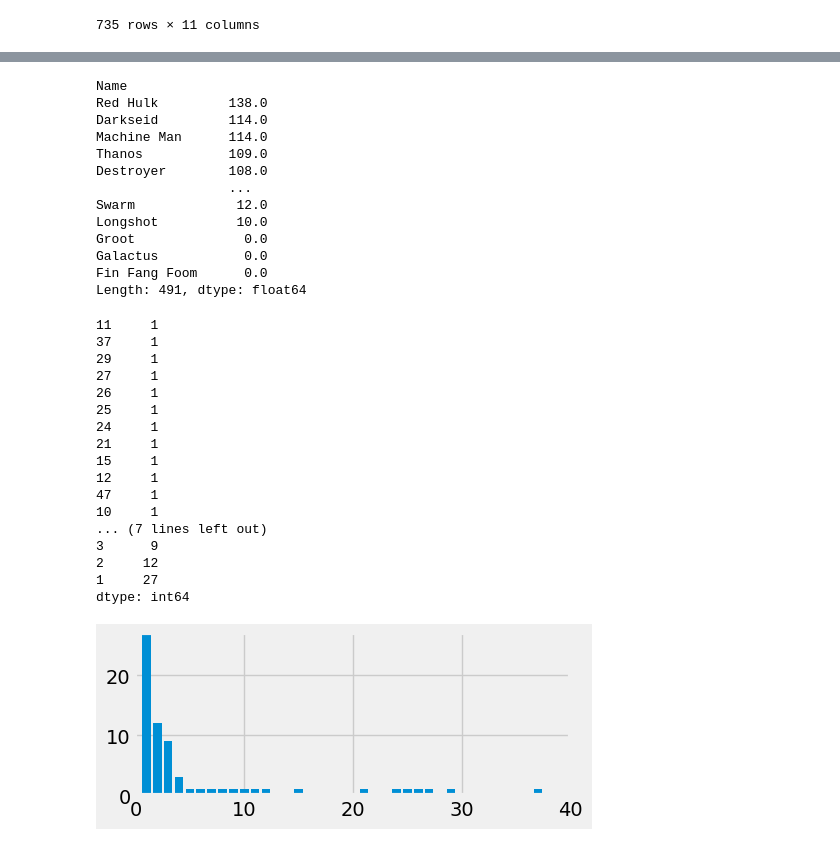
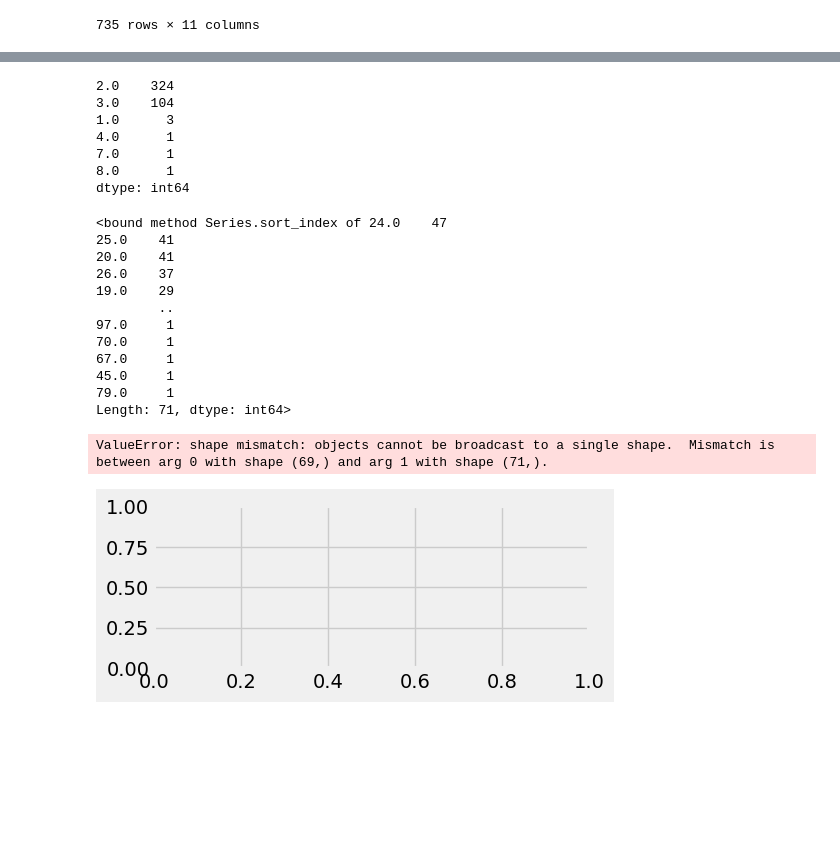
Before and after one commit to PippoZord/superhero-datascience, a Jupyter notebook: content/Esercitazioni/Anagrafica.ipynb, the cells around one changed output, grey strips where cells are left out. Drawn from its saved outputs; the diff is of its cells as text; code cells hidden in the pictures; blank space fills up the shorter version.

```diff
--- a/content/Esercitazioni/Anagrafica.ipynb
+++ b/content/Esercitazioni/Anagrafica.ipynb
@@ -420,8 +420,9 @@ heroes
 # %%
 height = heroes["Height"]
 Weight = heroes["Weight"]
-index_mass_value = heroes["Weight"]/pow(heroes["Height"]/100, 2)
+index_mass_value = round(heroes["Weight"]/pow(heroes["Height"]/100, 2))
 index_mass_value = index_mass_value[[y > 0 for y in index_mass_value]]
-index_mass_value
+index_mass_value.value_counts()
+
 #index_mass.values
 # %% [output]
@@ -441,48 +441,35 @@ Length: 493, dtype: float64
 # %%
 index_mass = round(heroes["Weight"]/pow(heroes["Height"]/100, 2))
-index_mass_freq = index_mass.dropna()
 index_mass_freq = index_mass_freq.sort_values(ascending=False)[2:]
 index_mass_freq
 # %% [output]
-Name
-Red Hulk         138.0
-Darkseid         114.0
-Machine Man      114.0
-Thanos           109.0
-Destroyer        108.0
-                 ...
-Swarm             12.0
-Longshot          10.0
-Groot              0.0
-Galactus           0.0
-Fin Fang Foom      0.0
-Length: 491, dtype: float64
+2.0    324
+3.0    104
+1.0      3
+4.0      1
+7.0      1
+8.0      1
+dtype: int64
 # %%
-index_mass_freq = index_mass_freq.value_counts().sort_index()
-index_mass_freq.sort_values()
+index_mass_freq = index_mass_value.value_counts().sort_index
+index_mass_freq
 # %% [output]
-11     1
-37     1
-29     1
-27     1
-26     1
-25     1
-24     1
-21     1
-15     1
-12     1
-47     1
-10     1
-... (7 lines left out)
-3      9
-2     12
-1     27
-dtype: int64
+<bound method Series.sort_index of 24.0    47
+25.0    41
+20.0    41
+26.0    37
+19.0    29
+        ..
+97.0     1
+70.0     1
+67.0     1
+45.0     1
+79.0     1
+Length: 71, dtype: int64>
 # %%
-plt.bar(index_mass_freq.index, index_mass_freq.values)
-plt.xlim(0, 40)
-plt.ylim(0, 27)
+plt.bar(index_mass_freq.index.sort_values(ascending=False)[2:], index_mass_freq.values)
 plt.show()
 # %% [output]
+ValueError: shape mismatch: objects cannot be broadcast to a single shape.  Mismatch is between arg 0 with shape (69,) and arg 1 with shape (71,).
-[figure, old version]
+[figure, new version]
 # %%
```
Also changed, not shown: parts of 3 cells of this notebook.
